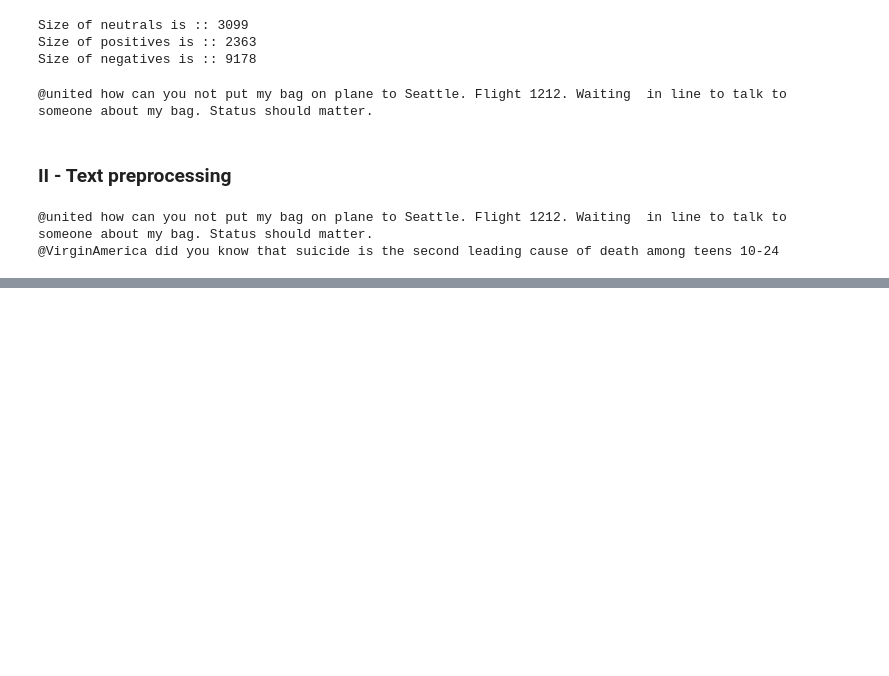
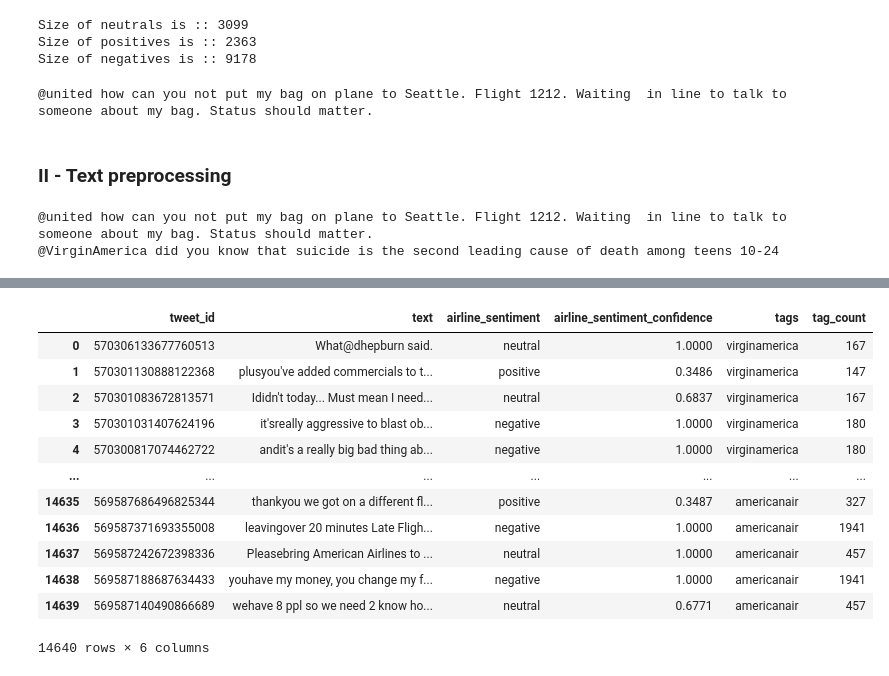
Before and after one commit to IhabBendidi/sentiment_embeddings, a Jupyter notebook: sentiment_embeddings.ipynb, the cells around one changed output, grey strips where cells are left out. Drawn from its saved outputs; the diff is of its cells as text; code cells hidden in the pictures; blank space fills up the shorter version.

```diff
--- a/sentiment_embeddings.ipynb
+++ b/sentiment_embeddings.ipynb
@@ -127,0 +155,24 @@ counter.plot.bar()
+# %%
+# returns the sum of dataframe columns
+def remove_tags(row):
+    splits = row['text'].split(' ')
+    row['text'] = splits[1] + ' '.join(splits[2:])
+    return row
+# %%
+df = df.apply(remove_tags,axis=1)
+# %%
+df
+# %% [output]
+|  | tweet_id | text | airline_sentiment | airline_sentiment_confidence | tags | tag_count |
+| 0 | 570306133677760513 | What@dhepburn said. | neutral | 1.0000 | virginamerica | 167 |
+| 1 | 570301130888122368 | plusyou've added commercials to t... | positive | 0.3486 | virginamerica | 147 |
+| 2 | 570301083672813571 | Ididn't today... Must mean I need... | neutral | 0.6837 | virginamerica | 167 |
+| 3 | 570301031407624196 | it'sreally aggressive to blast ob... | negative | 1.0000 | virginamerica | 180 |
+| 4 | 570300817074462722 | andit's a really big bad thing ab... | negative | 1.0000 | virginamerica | 180 |
+| ... | ... | ... | ... | ... | ... | ... |
+| 14635 | 569587686496825344 | thankyou we got on a different fl... | positive | 0.3487 | americanair | 327 |
+| 14636 | 569587371693355008 | leavingover 20 minutes Late Fligh... | negative | 1.0000 | americanair | 1941 |
+| 14637 | 569587242672398336 | Pleasebring American Airlines to ... | neutral | 1.0000 | americanair | 457 |
+| 14638 | 569587188687634433 | youhave my money, you change my f... | negative | 1.0000 | americanair | 1941 |
+| 14639 | 569587140490866689 | wehave 8 ppl so we need 2 know ho... | neutral | 0.6771 | americanair | 457 |
+14640 rows × 6 columns
```
Also changed, not shown: parts of 12 cells of this notebook.
